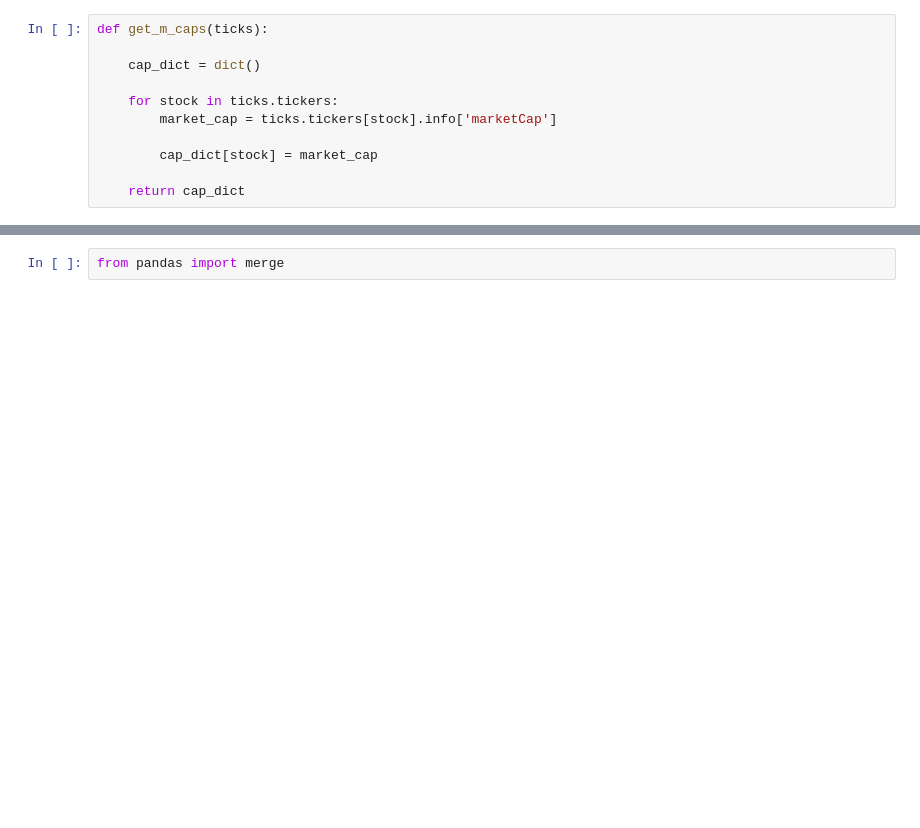
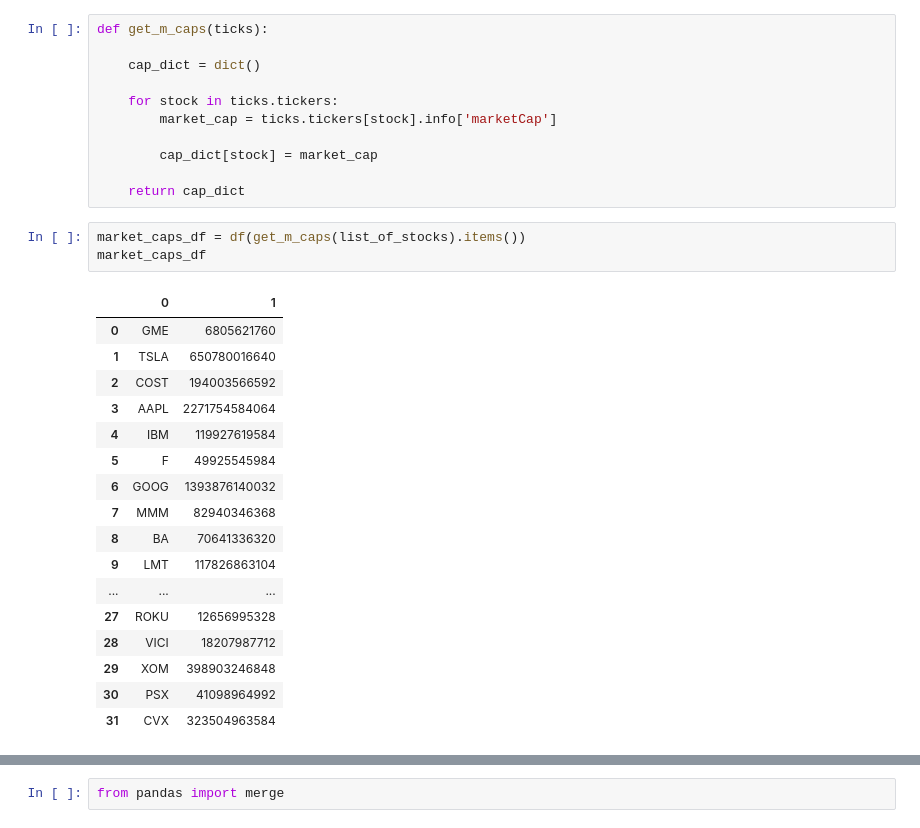
Before and after one commit to CameronBeebe/z_score, a Jupyter notebook: z_score_dev.ipynb, the cells around one changed output, grey strips where cells are left out. Saved outputs shown, nothing was run; the diff lists cells and outputs as text; blank space fills up the shorter version.

```diff
--- a/z_score_dev.ipynb
+++ b/z_score_dev.ipynb
@@ -298,4 +298,25 @@ def get_m_caps(ticks):
         cap_dict[stock] = market_cap
 
     return cap_dict
+# %%
+market_caps_df = df(get_m_caps(list_of_stocks).items())
+market_caps_df
+# %% [output]
+|  | 0 | 1 |
+| 0 | GME | 6805621760 |
+| 1 | TSLA | 650780016640 |
+| 2 | COST | 194003566592 |
+| 3 | AAPL | 2271754584064 |
+| 4 | IBM | 119927619584 |
+| 5 | F | 49925545984 |
+| 6 | GOOG | 1393876140032 |
+| 7 | MMM | 82940346368 |
+| 8 | BA | 70641336320 |
+| 9 | LMT | 117826863104 |
+| ... | ... | ... |
+| 27 | ROKU | 12656995328 |
+| 28 | VICI | 18207987712 |
+| 29 | XOM | 398903246848 |
+| 30 | PSX | 41098964992 |
+| 31 | CVX | 323504963584 |
 # %%
```
Also changed, not shown: parts of 11 cells of this notebook.
